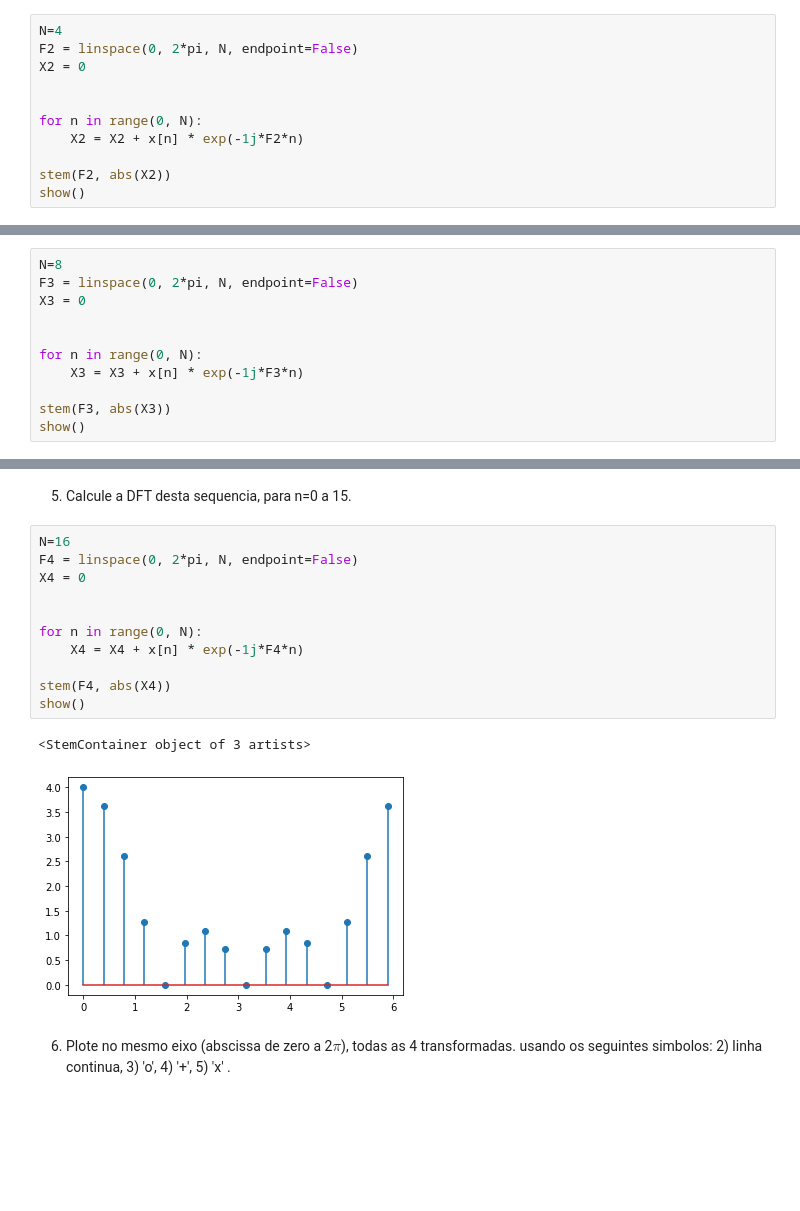
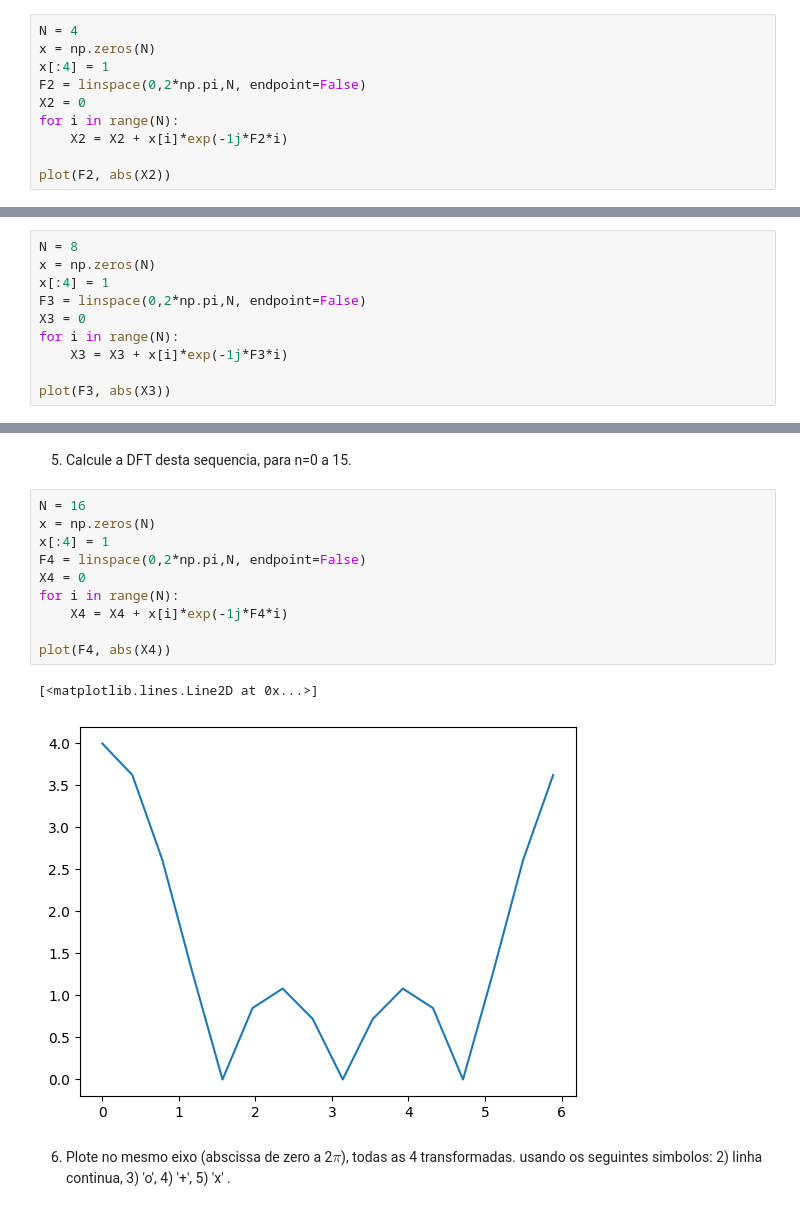
Before and after one commit to Je-Leo-AS/PDS, a Jupyter notebook: lab9/Lab-DFT.ipynb, the cells around one changed output, grey strips where cells are left out. Cells and saved outputs as stored; diff of their text form; blank space fills up the shorter version.

```diff
--- a/lab9/Lab-DFT.ipynb
+++ b/lab9/Lab-DFT.ipynb
@@ -28,14 +34,13 @@ show()
 # %% [markdown]
 3) Calcule a DFT desta sequencia, para n=0 a 3.
 # %%
-N=4
-F2 = linspace(0, 2*pi, N, endpoint=False)
+N = 4
+x = np.zeros(N)
+x[:4] = 1
+F2 = linspace(0,2*np.pi,N, endpoint=False)
 X2 = 0
+for i in range(N):
+    X2 = X2 + x[i]*exp(-1j*F2*i)
 
-
-for n in range(0, N):
-    X2 = X2 + x[n] * exp(-1j*F2*n)
-
-stem(F2, abs(X2))
-show()
+plot(F2, abs(X2))
 # %% [output]
@@ -44,14 +49,13 @@ show()
 # %% [markdown]
 4) Calcule a DFT desta sequencia, para n=0 a 7.
 # %%
-N=8
-F3 = linspace(0, 2*pi, N, endpoint=False)
+N = 8
+x = np.zeros(N)
+x[:4] = 1
+F3 = linspace(0,2*np.pi,N, endpoint=False)
 X3 = 0
+for i in range(N):
+    X3 = X3 + x[i]*exp(-1j*F3*i)
 
-
-for n in range(0, N):
-    X3 = X3 + x[n] * exp(-1j*F3*n)
-
-stem(F3, abs(X3))
-show()
+plot(F3, abs(X3))
 # %% [output]
@@ -60,19 +64,18 @@ show()
 # %% [markdown]
 5) Calcule a DFT desta sequencia, para n=0 a 15.
 # %%
-N=16
-F4 = linspace(0, 2*pi, N, endpoint=False)
+N = 16
+x = np.zeros(N)
+x[:4] = 1
+F4 = linspace(0,2*np.pi,N, endpoint=False)
 X4 = 0
+for i in range(N):
+    X4 = X4 + x[i]*exp(-1j*F4*i)
 
-
-for n in range(0, N):
-    X4 = X4 + x[n] * exp(-1j*F4*n)
-
-stem(F4, abs(X4))
-show()
+plot(F4, abs(X4))
 # %% [output]
-<StemContainer object of 3 artists>
+[<matplotlib.lines.Line2D at 0x...>]
-[figure, old version]
+[figure, new version]
 # %% [markdown]
 6) Plote no mesmo eixo (abscissa de zero a 2$\pi$), todas as 4 transformadas. usando os seguintes simbolos: 2) linha continua, 3) 'o', 4) '+', 5) 'x' .
 # %%
```
Also changed, not shown: parts of 12 cells of this notebook.
